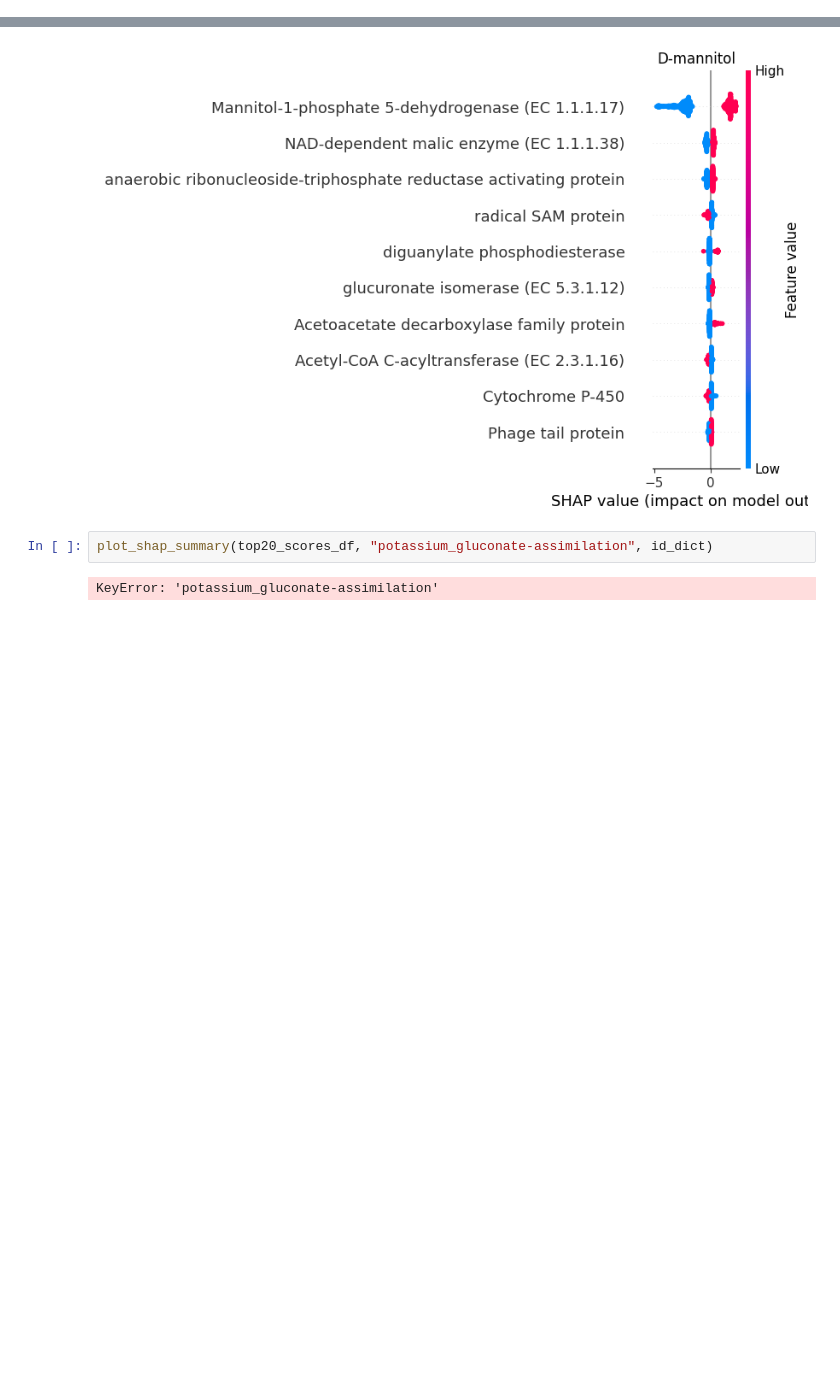
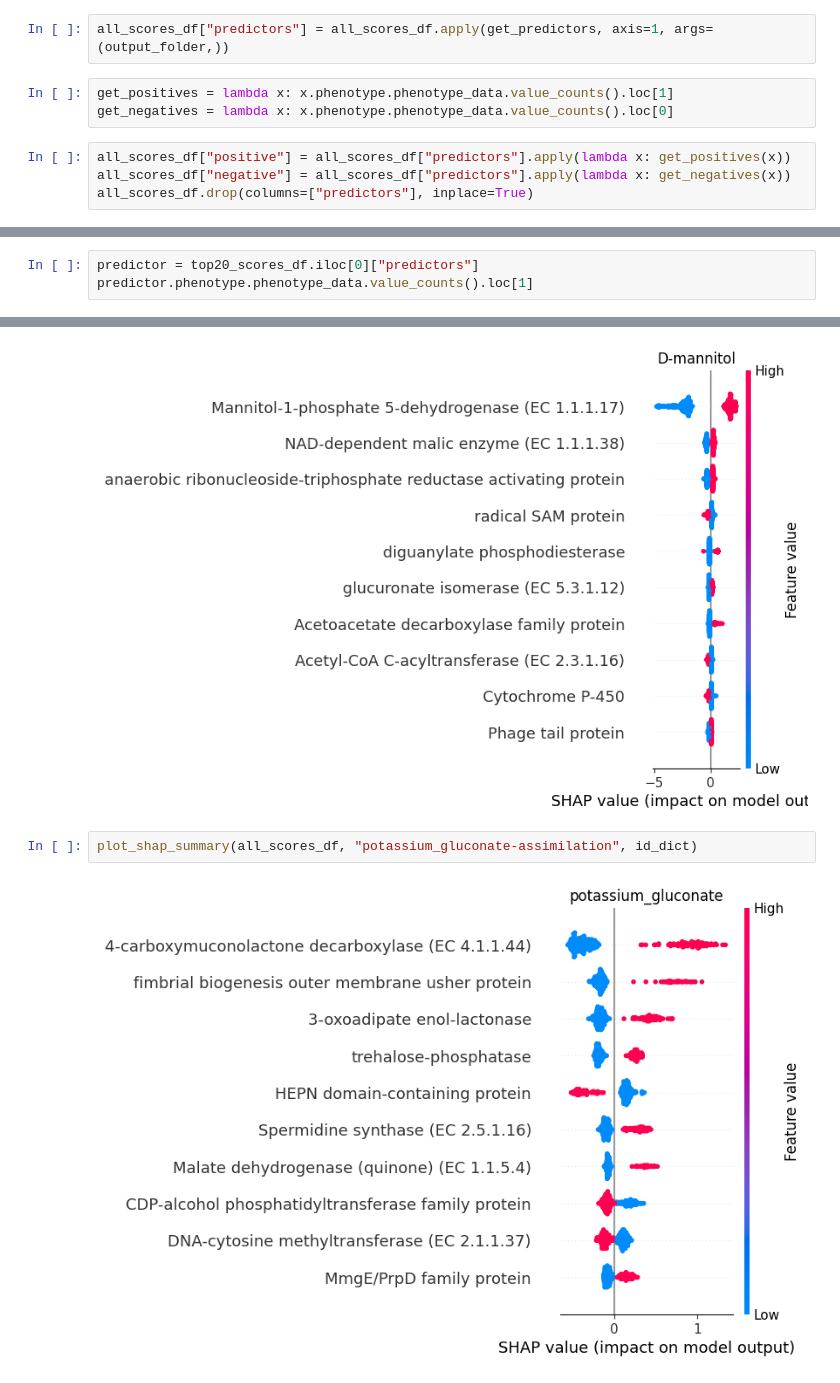
Before and after one commit to kbasecollaborations/trait-prediction, a Jupyter notebook: notebooks/aggregate_ml_results.ipynb, the cells around one changed output, grey strips where cells are left out. Drawn from its saved outputs; the diff is of its cells as text; blank space fills up the shorter version.

```diff
--- a/notebooks/aggregate_ml_results.ipynb
+++ b/notebooks/aggregate_ml_results.ipynb
@@ -151,3 +152,12 @@ def get_predictors(row: pd.Series, output_folder: pathlib.Path):
     return predictor
 # %%
 top20_scores_df["predictors"] = top20_scores_df.apply(get_predictors, axis=1, args=(output_folder,))
+# %%
+all_scores_df["predictors"] = all_scores_df.apply(get_predictors, axis=1, args=(output_folder,))
+# %%
+get_positives = lambda x: x.phenotype.phenotype_data.value_counts().loc[1]
+get_negatives = lambda x: x.phenotype.phenotype_data.value_counts().loc[0]
+# %%
+all_scores_df["positive"] = all_scores_df["predictors"].apply(lambda x: get_positives(x))
+all_scores_df["negative"] = all_scores_df["predictors"].apply(lambda x: get_negatives(x))
+all_scores_df.drop(columns=["predictors"], inplace=True)
@@ -157,3 +185,6 @@ import shap
 from trait_prediction.utils import read_rast_features
 # %%
 features, id_dict = read_rast_features("../data/raw/rast_features.tsv")
+# %%
+predictor = top20_scores_df.iloc[0]["predictors"]
+predictor.phenotype.phenotype_data.value_counts().loc[1]
@@ -193,6 +226,6 @@ plot_shap_summary(top20_scores_df, "D-mannitol-fermentation", id_dict)
 # %% [output]
 [figure]
 # %%
-plot_shap_summary(top20_scores_df, "potassium_gluconate-assimilation", id_dict)
+plot_shap_summary(all_scores_df, "potassium_gluconate-assimilation", id_dict)
 # %% [output]
-KeyError: 'potassium_gluconate-assimilation'
+[figure, added]
```
Also changed, not shown: parts of 9 cells of this notebook.
